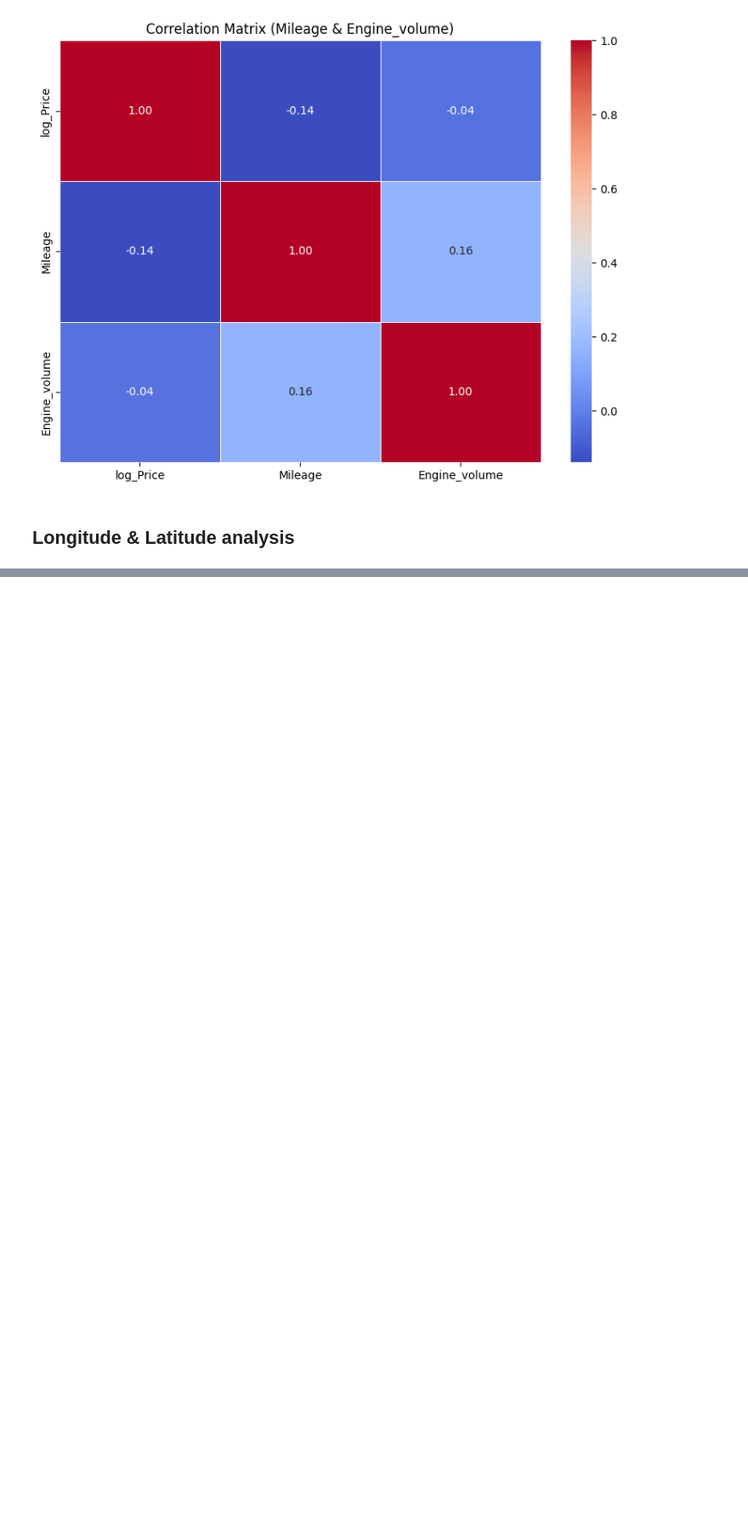
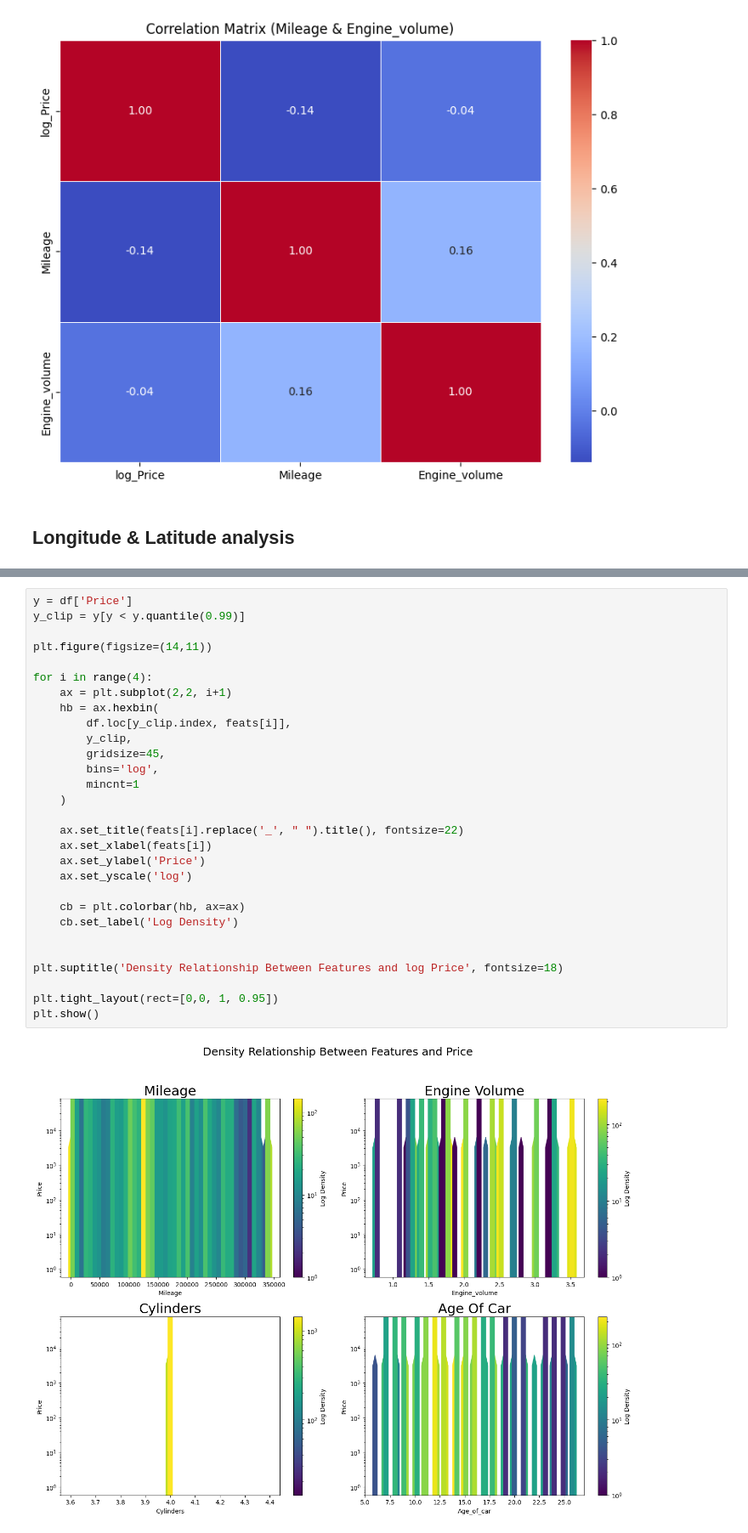
Before and after one commit to Amany-Ibrahim-1510/-car_price_prediction-, a Jupyter notebook: notebooks/eda.ipynb, the cells around one changed output, grey strips where cells are left out. Shown at 85% size. Saved outputs shown, nothing was run; the diff lists cells and outputs as text; blank space fills up the shorter version.

```diff
--- a/notebooks/eda.ipynb
+++ b/notebooks/eda.ipynb
@@ -693,0 +714,31 @@ plt.show()
+# %%
+y = df['Price']
+y_clip = y[y < y.quantile(0.99)]
+
+plt.figure(figsize=(14,11))
+
+for i in range(4):
+    ax = plt.subplot(2,2, i+1)
+    hb = ax.hexbin(
+        df.loc[y_clip.index, feats[i]],
+        y_clip,
+        gridsize=45,
+        bins='log',
+        mincnt=1
+    )
+
+    ax.set_title(feats[i].replace('_', " ").title(), fontsize=22)
+    ax.set_xlabel(feats[i])
+    ax.set_ylabel('Price')
+    ax.set_yscale('log')
+
+    cb = plt.colorbar(hb, ax=ax)
+    cb.set_label('Log Density')
+
+
+plt.suptitle('Density Relationship Between Features and log Price', fontsize=18)
+
+plt.tight_layout(rect=[0,0, 1, 0.95])
+plt.show()
+# %% [output]
+[figure, added]
```
Also changed, not shown: parts of 13 cells of this notebook.
